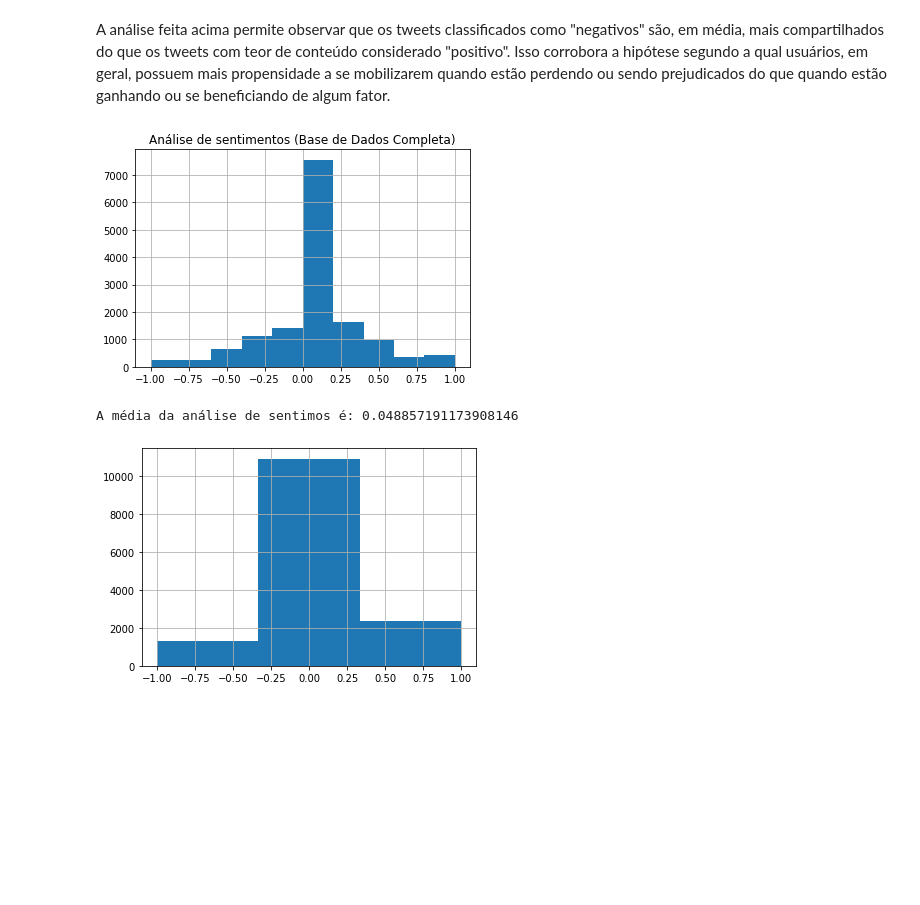
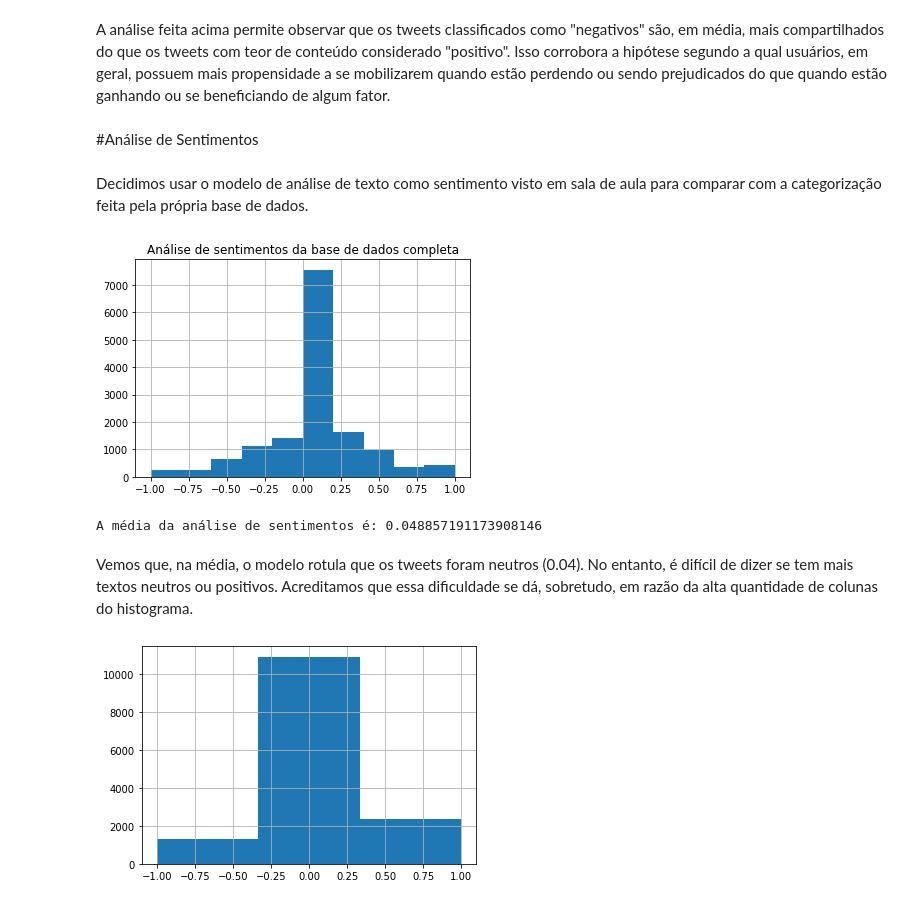
Before and after one commit to atmasuko/Intro-ao-Python, a Jupyter notebook: Trabalho_Prático_Parte_1_Grupo_X.ipynb, the cells around one changed output. Drawn from its saved outputs; the diff is of its cells as text; code cells hidden in the pictures; blank space fills up the shorter version.

```diff
--- a/Trabalho_Prático_Parte_1_Grupo_X.ipynb
+++ b/Trabalho_Prático_Parte_1_Grupo_X.ipynb
@@ -152,7 +249,7 @@ print("A média de retweets para cada tweet negativo é:", y)
 A média de retweets para cada tweet negativo é: 0.09337546306384834
 # %%
 positive = airline[(airline.airline_sentiment == "positive")]
-x = statistics.mean(positive["retweet_count"])
+x = positive["retweet_count"].mean()
 print("A média de retweets para cada tweet positivo é:", x)
 # %% [output]
 A média de retweets para cada tweet positivo é: 0.06940330088870081
@@ -184,6 +281,10 @@ plt.show()
 [figure]
 # %% [markdown]
 A análise feita acima permite observar que os tweets classificados como "negativos" são, em média, mais compartilhados do que os tweets com teor de conteúdo considerado "positivo". Isso corrobora a hipótese segundo a qual usuários, em geral, possuem mais propensidade a se mobilizarem quando estão perdendo ou sendo prejudicados do que quando estão ganhando ou se beneficiando de algum fator.
+# %% [markdown]
+#Análise de Sentimentos
+# %% [markdown]
+Decidimos usar o modelo de análise de texto como sentimento visto em sala de aula para comparar com a categorização feita pela própria base de dados.
 # %%
 from textblob import TextBlob,Word
 
@@ -195,11 +296,13 @@ def polarity(x):
 # %%
 sentiments = airline["text"].apply(lambda x: polarity(x))
 sentiments.hist();
-plt.title('Análise de sentimentos (Base de Dados Completa)'), plt.show()
+plt.title('Análise de sentimentos da base de dados completa'), plt.show()
 import statistics
 x = statistics.mean(sentiments)
-print("A média da análise de sentimos é:", x)
+print("A média da análise de sentimentos é:", x)
 # %% [output]
-[figure, old version]
+[figure, new version]
-A média da análise de sentimos é: 0.048857191173908146
+A média da análise de sentimentos é: 0.048857191173908146
+# %% [markdown]
+Vemos que, na média, o modelo rotula que os tweets foram neutros (0.04). No entanto, é difícil de dizer se tem mais textos neutros ou positivos. Acreditamos que essa dificuldade se dá, sobretudo, em razão da alta quantidade de colunas do histograma.
 # %%
```
Also changed, not shown: parts of 53 cells of this notebook.
